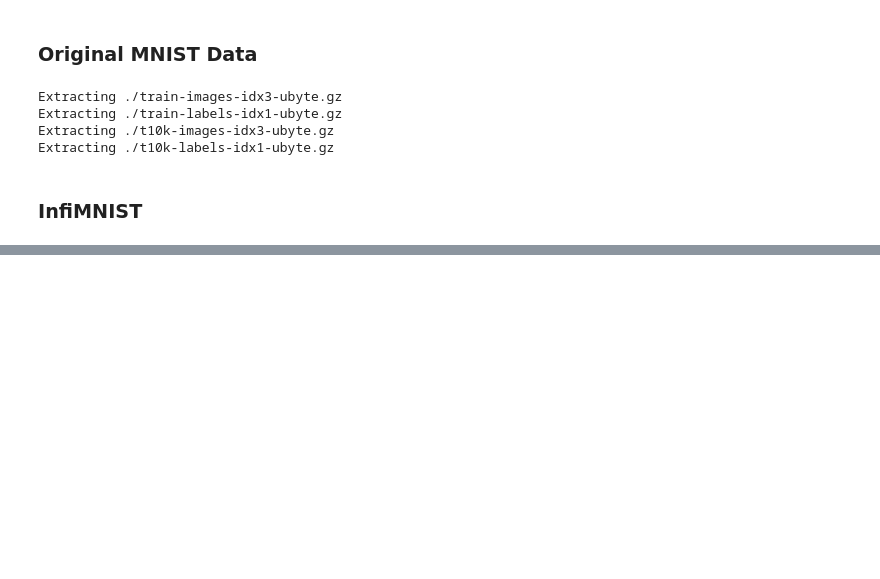
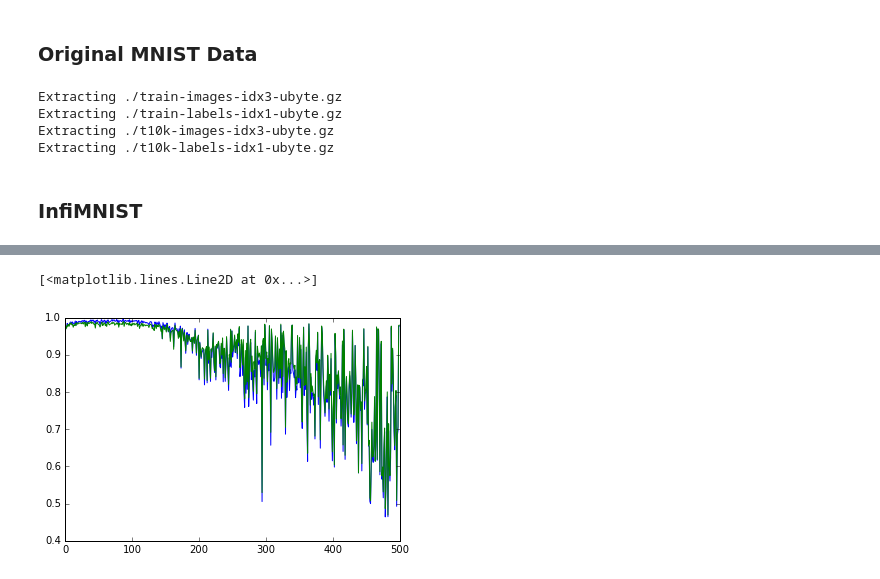
Before and after one commit to CalculatedContent/big_deep_simple_mlp, a Jupyter notebook: 5-Layer-MLP-InfiMNiST.ipynb, the cells around one changed output, grey strips where cells are left out. Cells and saved outputs as stored; diff of their text form; code cells hidden in the pictures; blank space fills up the shorter version.

```diff
--- a/5-Layer-MLP-InfiMNiST.ipynb
+++ b/5-Layer-MLP-InfiMNiST.ipynb
@@ -137,0 +160,6 @@ updating 80000 - 139999
+# %%
+plt.plot(train_accuracies)
+plt.plot(test_accuracies)
+# %% [output]
+[<matplotlib.lines.Line2D at 0x...>]
+[figure, added]
```
Also changed, not shown: parts of 3 cells of this notebook.
